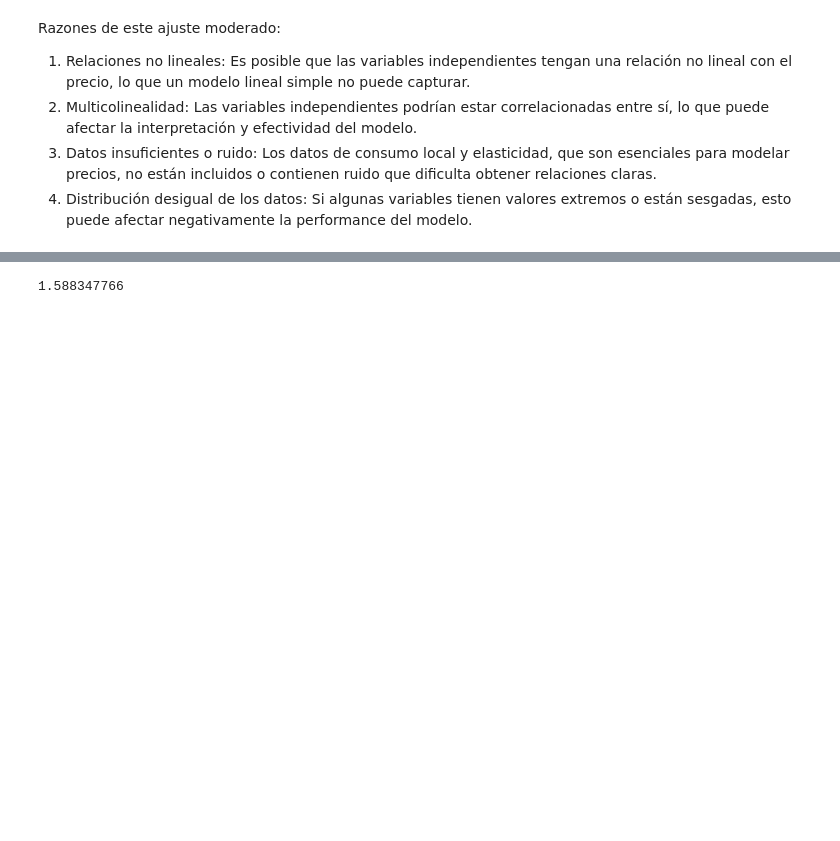
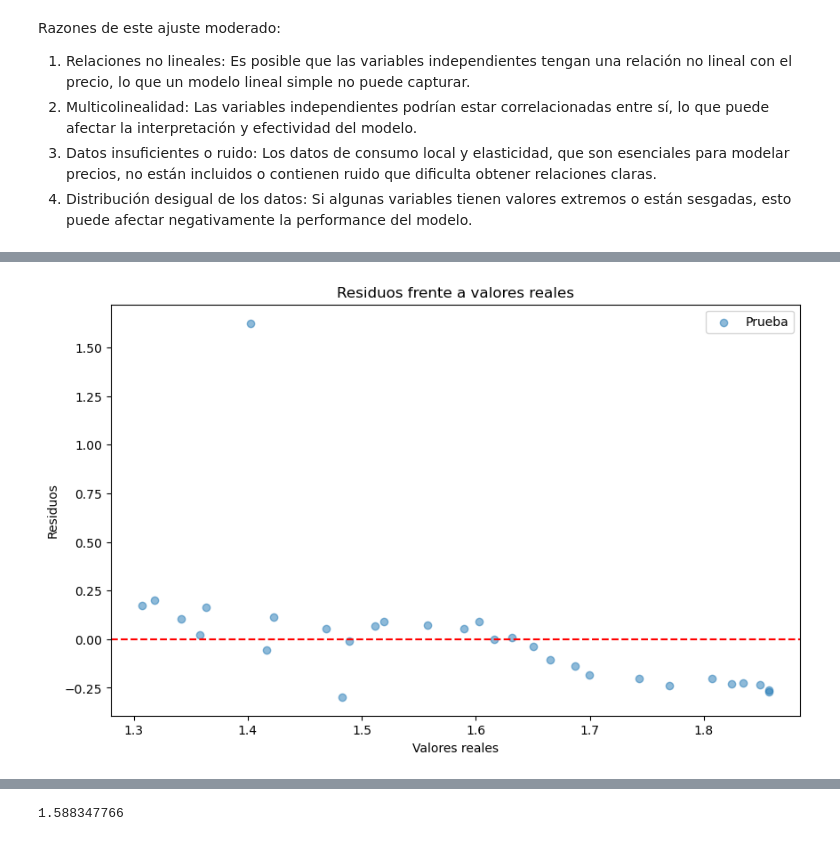
Before and after one commit to arboldeku/Avocado-2.0, a Jupyter notebook: code/modelos_predicciones.ipynb, the cells around one changed output, grey strips where cells are left out. Cells and saved outputs as stored; diff of their text form; code cells hidden in the pictures; blank space fills up the shorter version.

```diff
--- a/code/modelos_predicciones.ipynb
+++ b/code/modelos_predicciones.ipynb
@@ -392,7 +375,7 @@ X_clean_poly = pd.concat([X_clean_poly, pd.DataFrame(elasticity_poly[:, 1:], col
 # %%
 # Volver a definir las variables X e y con los datos limpios
 y_clean = california_consumption_clean['ASP Current Year']
-X_clean = california_consumption_clean[['tasa_consumo_interno_california', 'Elasticity', 'mes'] + [f'log_{var}' for var in variables_log]]
+X_clean = california_consumption_clean[['tasa_consumo_interno_california', 'Elasticity', 'trimestre'] + [f'log_{var}' for var in variables_log]]
 # Añadir constante
 X_clean = sm.add_constant(X_clean)
 
@@ -683,0 +665,11 @@ plt.show()
+# %%
+plt.figure(figsize=(10, 6))
+plt.scatter(y_test_mco, y_test_pred_mco - y_test_mco, alpha=0.5, label='Prueba')
+plt.axhline(0, color='red', linestyle='--')
+plt.xlabel('Valores reales')
+plt.ylabel('Residuos')
+plt.title('Residuos frente a valores reales')
+plt.legend()
+plt.show()
+# %% [output]
+[figure, added]
```
Also changed, not shown: parts of 18 cells of this notebook, 1 other file.
